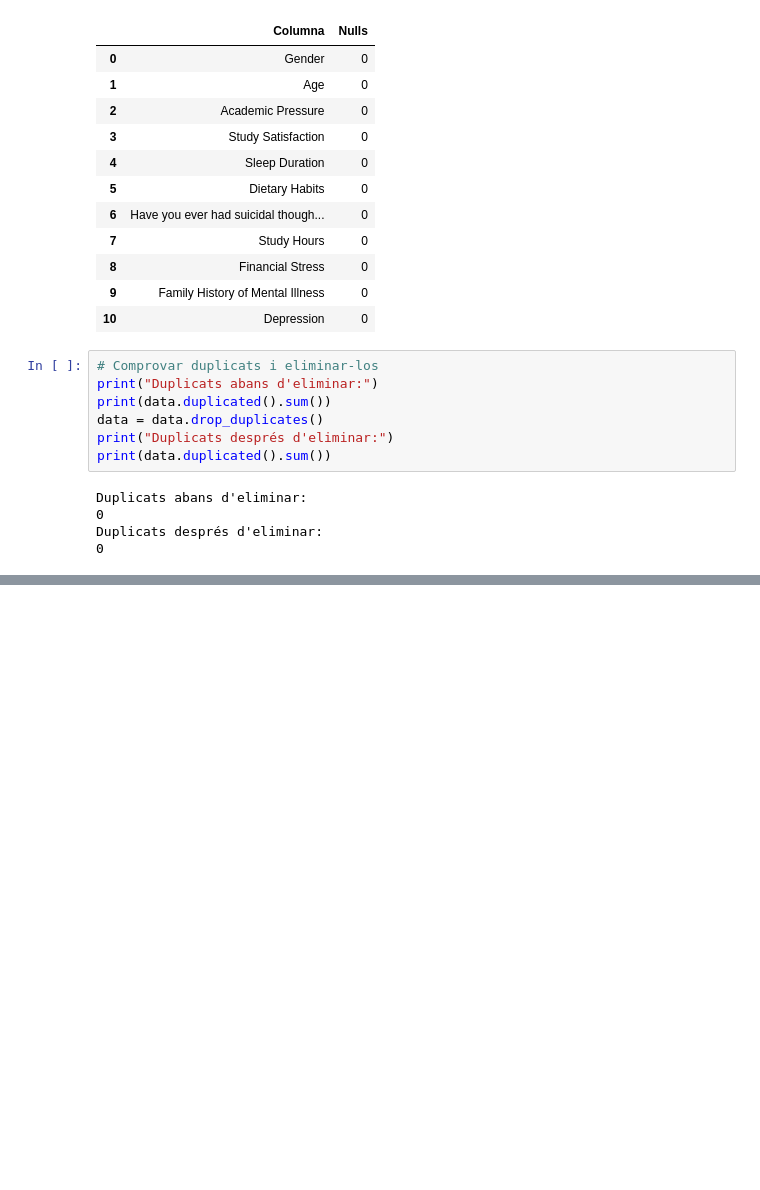
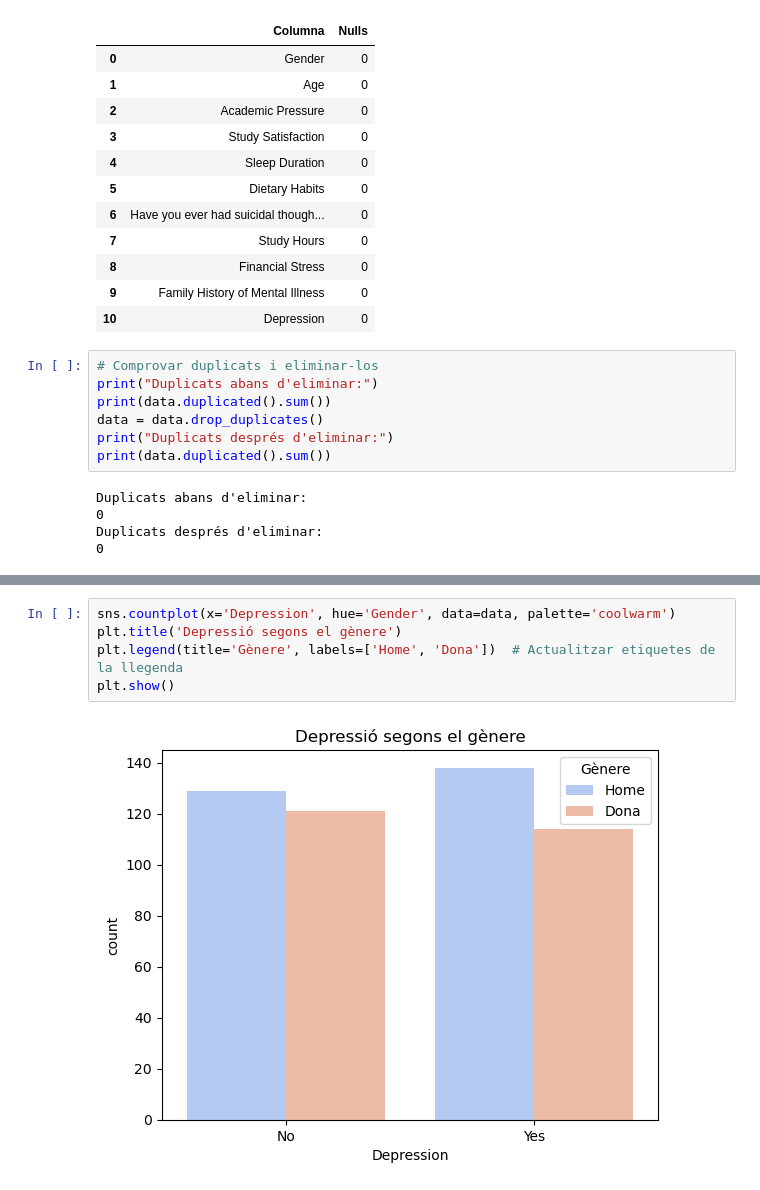
Before and after one commit to Azogue99/Activitat_4_Python_Dataset_Hernandez_Garzon_Azogue_Li, a Jupyter notebook: Notebook_Depression_Student_Arnau.ipynb, the cells around one changed output, grey strips where cells are left out. Cells and saved outputs as stored; diff of their text form; blank space fills up the shorter version.

```diff
--- a/Notebook_Depression_Student_Arnau.ipynb
+++ b/Notebook_Depression_Student_Arnau.ipynb
@@ -47,0 +57,7 @@ Duplicats després d'eliminar:
+# %%
+sns.countplot(x='Depression', hue='Gender', data=data, palette='coolwarm')
+plt.title('Depressió segons el gènere')
+plt.legend(title='Gènere', labels=['Home', 'Dona'])  # Actualitzar etiquetes de la llegenda
+plt.show()
+# %% [output]
+[figure, added]
```
Also changed, not shown: parts of 8 cells of this notebook, 1 other file.
